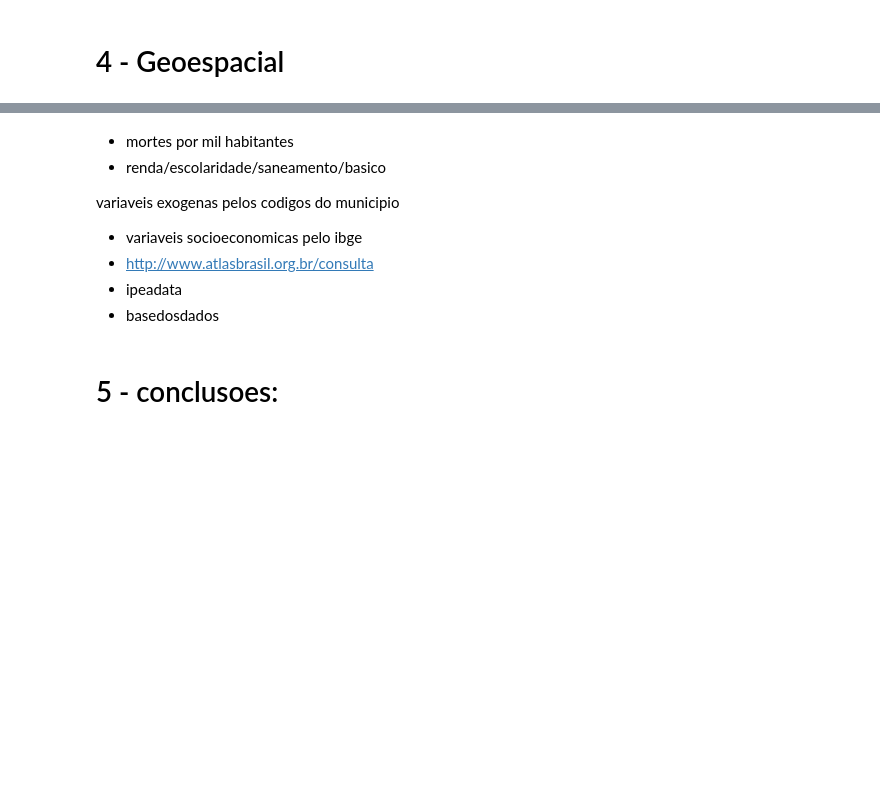
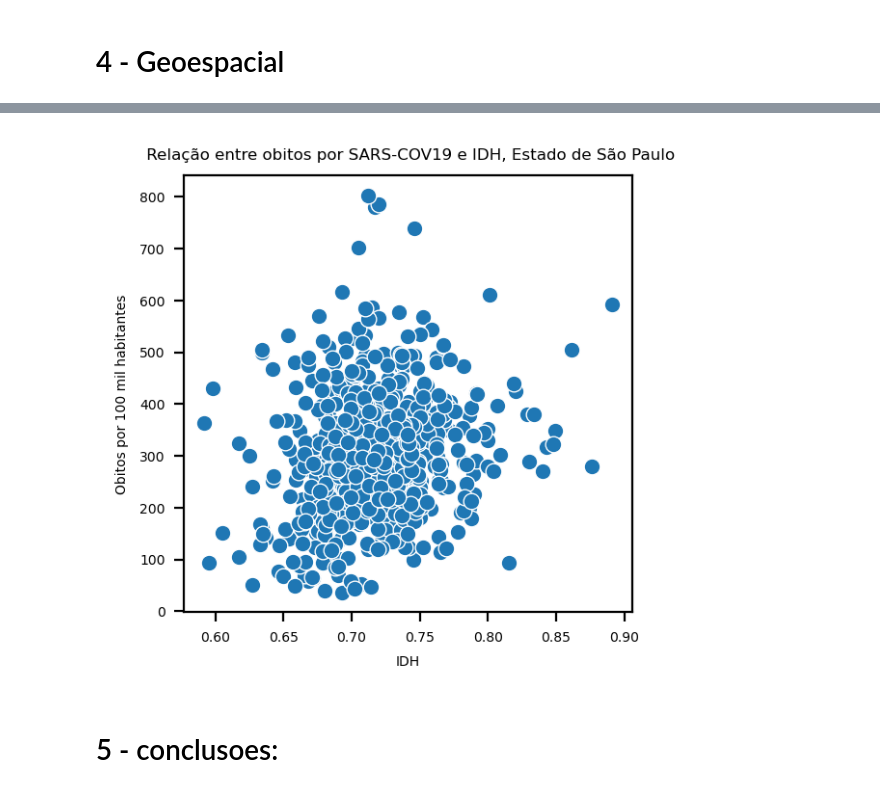
Before and after one commit to 1colete/dh_projeto_integrador, a Jupyter notebook: 1_eda.ipynb, the cells around one changed output, grey strips where cells are left out. Drawn from its saved outputs; the diff is of its cells as text; code cells hidden in the pictures; blank space fills up the shorter version.

```diff
--- a/1_eda.ipynb
+++ b/1_eda.ipynb
@@ -152,12 +134,17 @@ fig.show()
-# %% [markdown]
-- mortes por mil habitantes
-- renda/escolaridade/saneamento/basico
-
-variaveis exogenas pelos codigos do municipio
-- variaveis socioeconomicas pelo ibge
-- http://www.atlasbrasil.org.br/consulta
-- ipeadata
-- basedosdados
+# %%
+fig, ax = plt.subplots(figsize=(3, 3), dpi=200)
+
+ax = sns.scatterplot(
+    data=covid_pivot,
+    x="idh",
+    y="mortes_per_capita")
+
+ax.set_title(" Relação entre obitos por SARS-COV19 e IDH, Estado de São Paulo")
+ax.set(xlabel='IDH', ylabel='Obitos por 100 mil habitantes')
+
+plt.show()
+# %% [output]
+[figure, added]
 # %% [markdown]
 # 5 - conclusoes:
 # %% [markdown]
```
Also changed, not shown: parts of 13 cells of this notebook, 2 other files.
